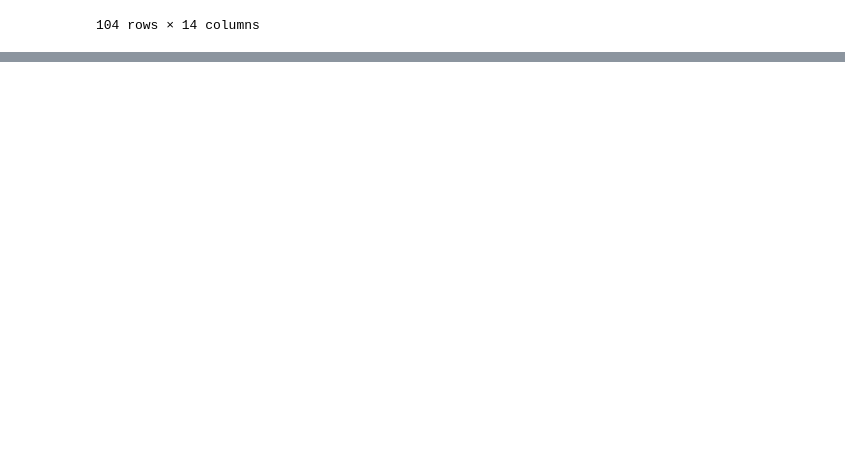
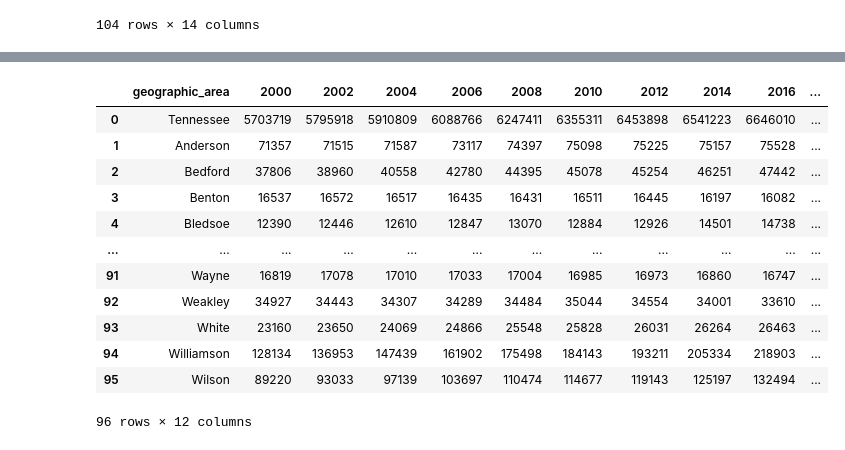
Before and after one commit to DavidMellow/tn-elections, a Jupyter notebook: notebooks/TN Pop 2000-2018.ipynb, the cells around one changed output, grey strips where cells are left out. Saved outputs shown, nothing was run; the diff lists cells and outputs as text; code cells hidden in the pictures; blank space fills up the shorter version.

```diff
--- a/notebooks/TN Pop 2000-2018.ipynb
+++ b/notebooks/TN Pop 2000-2018.ipynb
@@ -106,0 +281,5 @@ TN_pop_2010.tail(10)
+# %%
+# change float64's to int32's to drop decimal
+tn_pop_2000_2018=tn_pop_2000_2018.astype({2000:'int32',2002:'int32',2004:'int32',2006:'int32',2008:'int32',
+                         2010:'int32',2012:'int32',2014:'int32',2016:'int32',2018:'int32',})
+tn_pop_2000_2018.info()
@@ -106,0 +305,4 @@ TN_pop_2010.tail(10)
+# %%
+# add county index number for possible mapping
+county_index=pd.read_csv('../data/TN_county_index_shape.csv')
+county_index
@@ -106,0 +323,6 @@ TN_pop_2010.tail(10)
+# %%
+# add "Tennessee" and "0" to first row to allow join
+county_index.loc[-1]=['Tennessee',0]
+county_index.index=county_index.index+1
+county_index=county_index.sort_index()
+county_index
@@ -106,0 +343,19 @@ TN_pop_2010.tail(10)
+# %%
+# join to df "tn_pop_2000_2018"
+county_num=county_index['INDEX_NO']
+tn_pop_2000_2018=tn_pop_2000_2018.join(county_num)
+tn_pop_2000_2018
+# %% [output]
+|  | geographic_area | 2000 | 2002 | 2004 | 2006 | 2008 | 2010 | 2012 | 2014 | 2016 | ... |
+| 0 | Tennessee | 5703719 | 5795918 | 5910809 | 6088766 | 6247411 | 6355311 | 6453898 | 6541223 | 6646010 | ... |
+| 1 | Anderson | 71357 | 71515 | 71587 | 73117 | 74397 | 75098 | 75225 | 75157 | 75528 | ... |
+| 2 | Bedford | 37806 | 38960 | 40558 | 42780 | 44395 | 45078 | 45254 | 46251 | 47442 | ... |
+| 3 | Benton | 16537 | 16572 | 16517 | 16435 | 16431 | 16511 | 16445 | 16197 | 16082 | ... |
+| 4 | Bledsoe | 12390 | 12446 | 12610 | 12847 | 13070 | 12884 | 12926 | 14501 | 14738 | ... |
+| ... | ... | ... | ... | ... | ... | ... | ... | ... | ... | ... | ... |
+| 91 | Wayne | 16819 | 17078 | 17010 | 17033 | 17004 | 16985 | 16973 | 16860 | 16747 | ... |
+| 92 | Weakley | 34927 | 34443 | 34307 | 34289 | 34484 | 35044 | 34554 | 34001 | 33610 | ... |
+| 93 | White | 23160 | 23650 | 24069 | 24866 | 25548 | 25828 | 26031 | 26264 | 26463 | ... |
+| 94 | Williamson | 128134 | 136953 | 147439 | 161902 | 175498 | 184143 | 193211 | 205334 | 218903 | ... |
+| 95 | Wilson | 89220 | 93033 | 97139 | 103697 | 110474 | 114677 | 119143 | 125197 | 132494 | ... |
+96 rows × 12 columns
```
Also changed, not shown: parts of 24 cells of this notebook.
